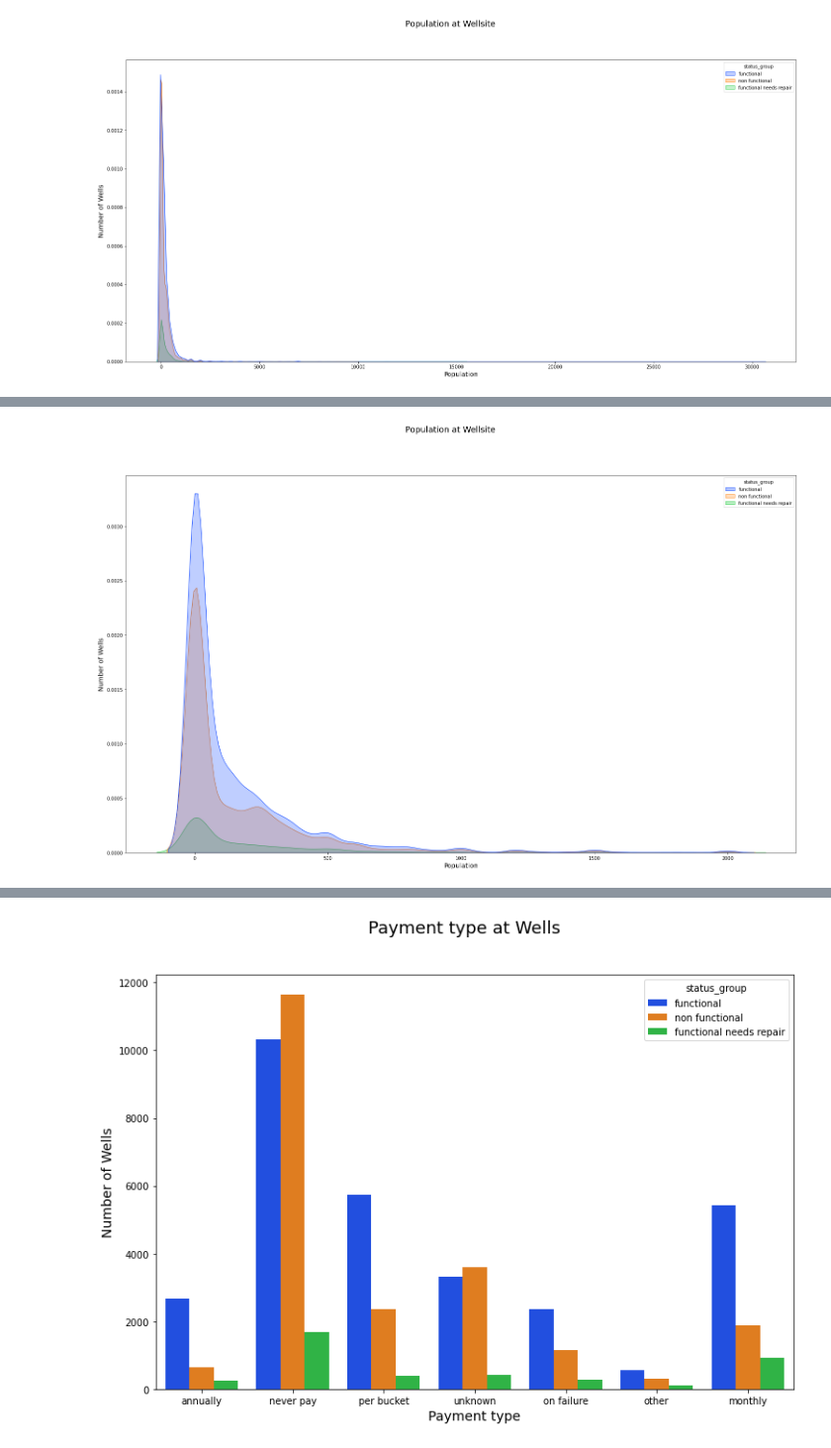
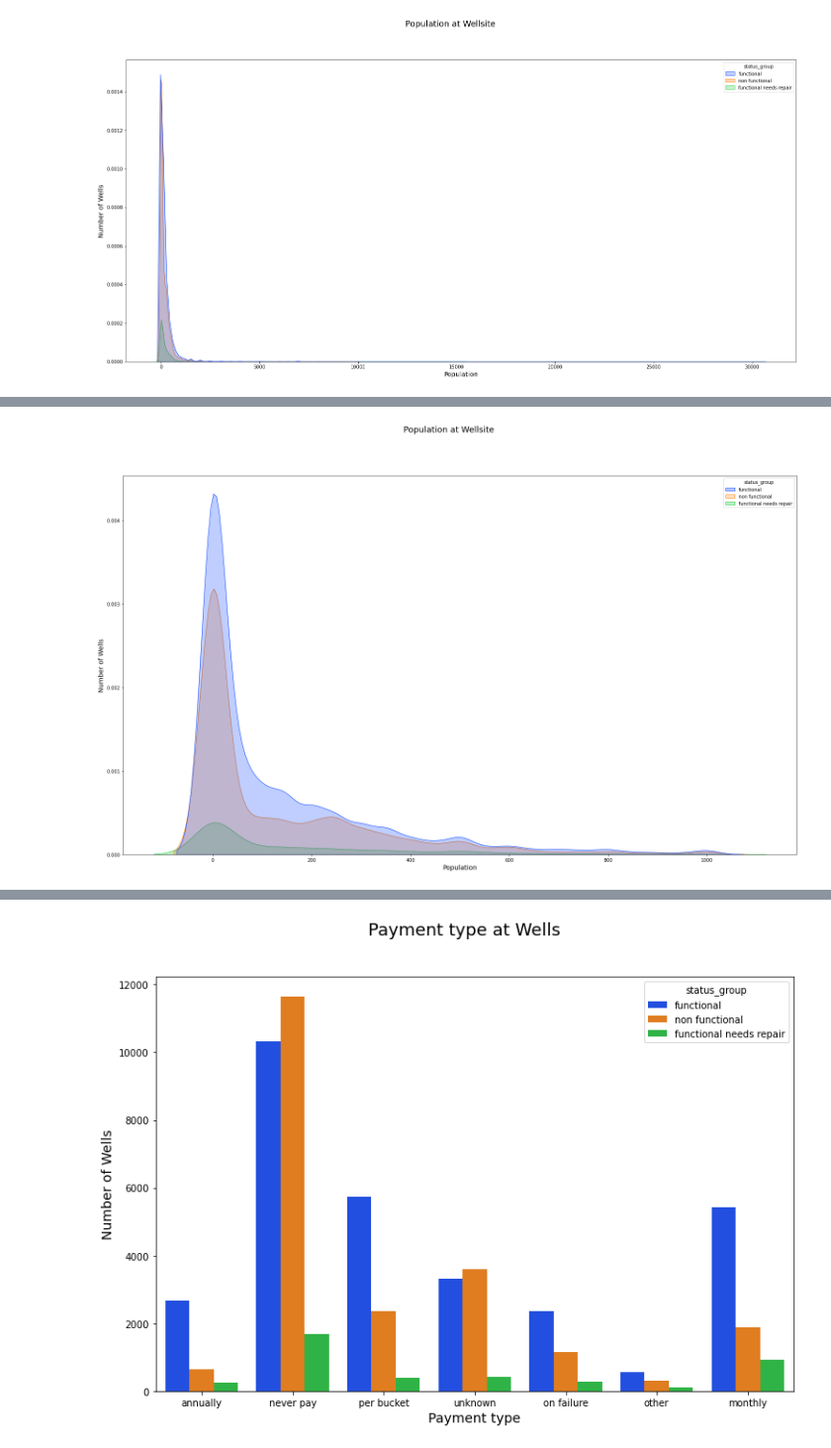
Before and after one commit to anniezhengaz/Phase3Projecct-Tanzanian_Water_Wells, a Jupyter notebook: Visuals_Plots.ipynb, the cells around one changed output, grey strips where cells are left out. Shown at 99% size. Cells and saved outputs as stored; diff of their text form; code cells hidden in the pictures.

Commit message:
additional plot

```diff
--- a/Visuals_Plots.ipynb
+++ b/Visuals_Plots.ipynb
@@ -134,13 +164,13 @@ pop_none0.describe()
 | max | 59399.000000 | 74247.000000 | 250000.000000 | 2770.000000 | 40.345193 | -1.042375 | 99.000000 | 67.000000 | ... |
 # %%
 # Get a closer look
-pop_df = df.loc[df['population'] <= 2000]
+pop_df = df.loc[df['population'] <= 1000]
 
 fig, ax = plt.subplots(figsize=(26,15))
 ax = sns.kdeplot(data=pop_df, x='population', hue='status_group', palette='bright', fill=True)
 fig.suptitle('Population at Wellsite', fontsize=18)
 plt.xlabel("Population", fontsize=14)
 plt.ylabel("Number of Wells", fontsize=14)
 plt.show()
 # %% [output]
-[figure, old version]
+[figure, new version]
```
Also changed, not shown: parts of 4 cells of this notebook.
